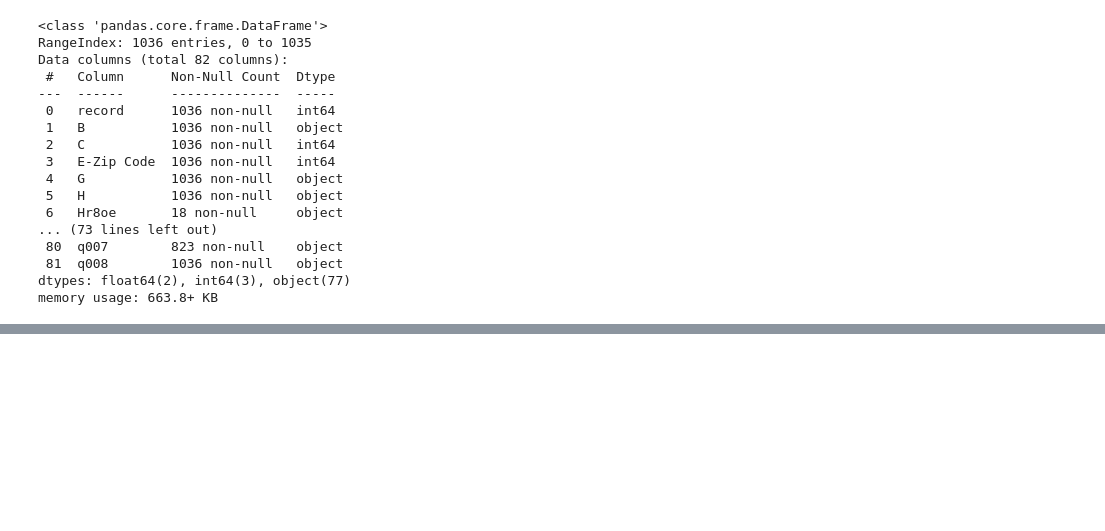
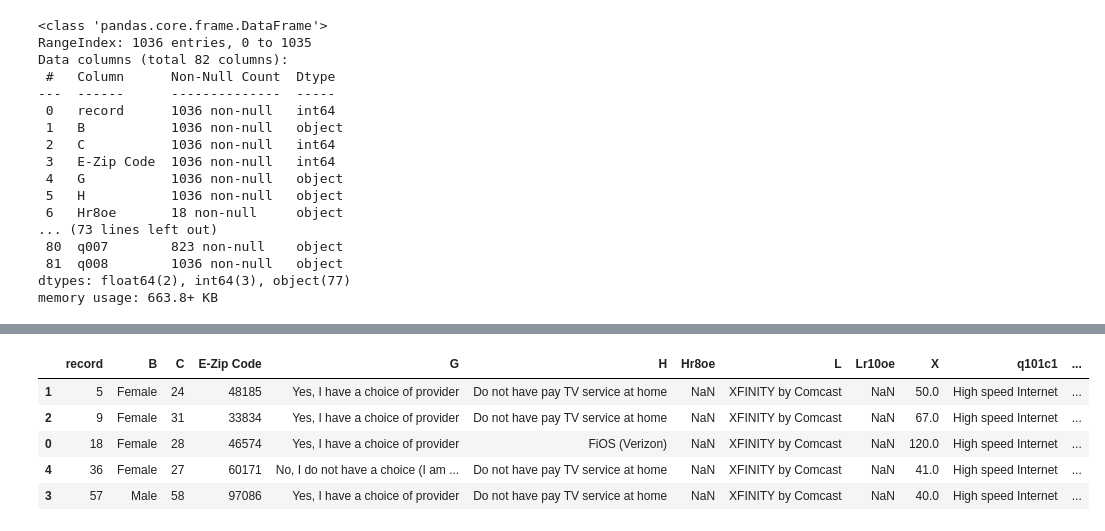
Before and after one commit to dinapodolny/OGC, a Jupyter notebook: OGC_challenge.ipynb, the cells around one changed output, grey strips where cells are left out. Saved outputs shown, nothing was run; the diff lists cells and outputs as text; code cells hidden in the pictures; blank space fills up the shorter version.

```diff
--- a/OGC_challenge.ipynb
+++ b/OGC_challenge.ipynb
@@ -181,0 +320,10 @@ data_full.head()
+# %%
+data_full = data_full.sort_values(by = 'record', ascending = True)
+data_full.head()
+# %% [output]
+|  | record | B | C | E-Zip Code | G | H | Hr8oe | L | Lr10oe | X | q101c1 | ... |
+| 1 | 5 | Female | 24 | 48185 | Yes, I have a choice of provider | Do not have pay TV service at home | NaN | XFINITY by Comcast | NaN | 50.0 | High speed Internet | ... |
+| 2 | 9 | Female | 31 | 33834 | Yes, I have a choice of provider | Do not have pay TV service at home | NaN | XFINITY by Comcast | NaN | 67.0 | High speed Internet | ... |
+| 0 | 18 | Female | 28 | 46574 | Yes, I have a choice of provider | FiOS (Verizon) | NaN | XFINITY by Comcast | NaN | 120.0 | High speed Internet | ... |
+| 4 | 36 | Female | 27 | 60171 | No, I do not have a choice (I am ... | Do not have pay TV service at home | NaN | XFINITY by Comcast | NaN | 41.0 | High speed Internet | ... |
+| 3 | 57 | Male | 58 | 97086 | Yes, I have a choice of provider | Do not have pay TV service at home | NaN | XFINITY by Comcast | NaN | 40.0 | High speed Internet | ... |
```
Also changed, not shown: parts of 43 cells of this notebook, 4 other files.
